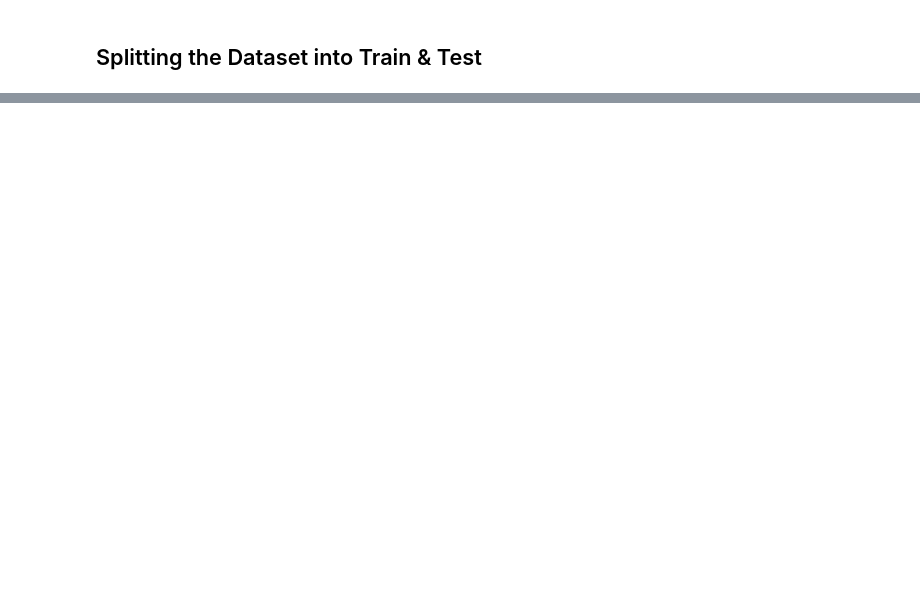
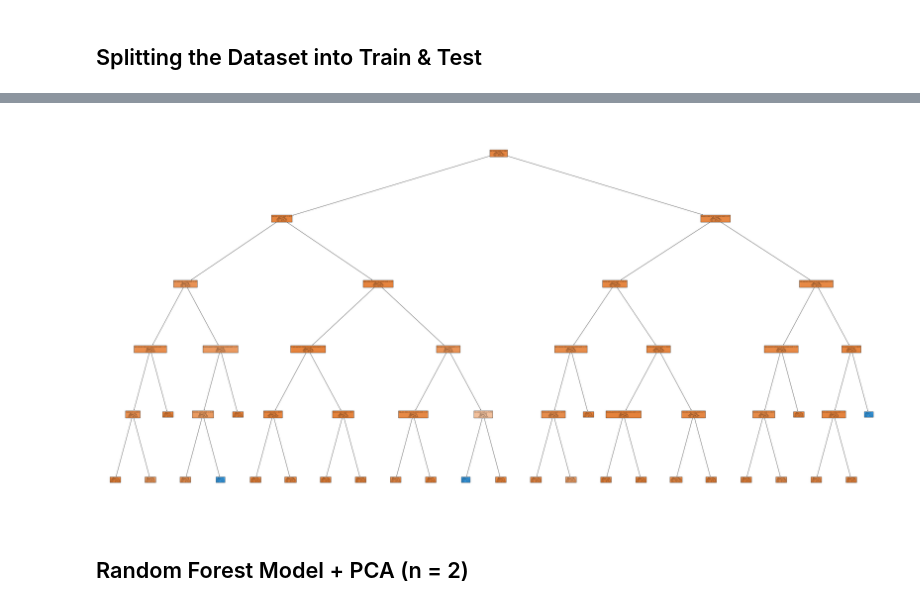
Before and after one commit to rkaushick-neu/info6105-data_science, a Jupyter notebook: Assignment4-MLProblemSet/RLK_002808996-analysis.ipynb, the cells around one changed output, grey strips where cells are left out. Cells and saved outputs as stored; diff of their text form; code cells hidden in the pictures; blank space fills up the shorter version.

```diff
--- a/Assignment4-MLProblemSet/RLK_002808996-analysis.ipynb
+++ b/Assignment4-MLProblemSet/RLK_002808996-analysis.ipynb
@@ -206,0 +398,8 @@ memory usage: 8.6 MB
+# %%
+# Let's plot another random forest tree
+plt.figure(figsize=(60,30))
+plot_tree(classifier_rf[5], feature_names = X_train.columns,class_names=['No Churn', "Churn"],filled=True);
+# %% [output]
+[figure, added]
+# %% [markdown]
+## Random Forest Model + PCA (n = 2)
```
Also changed, not shown: parts of 49 cells of this notebook.
